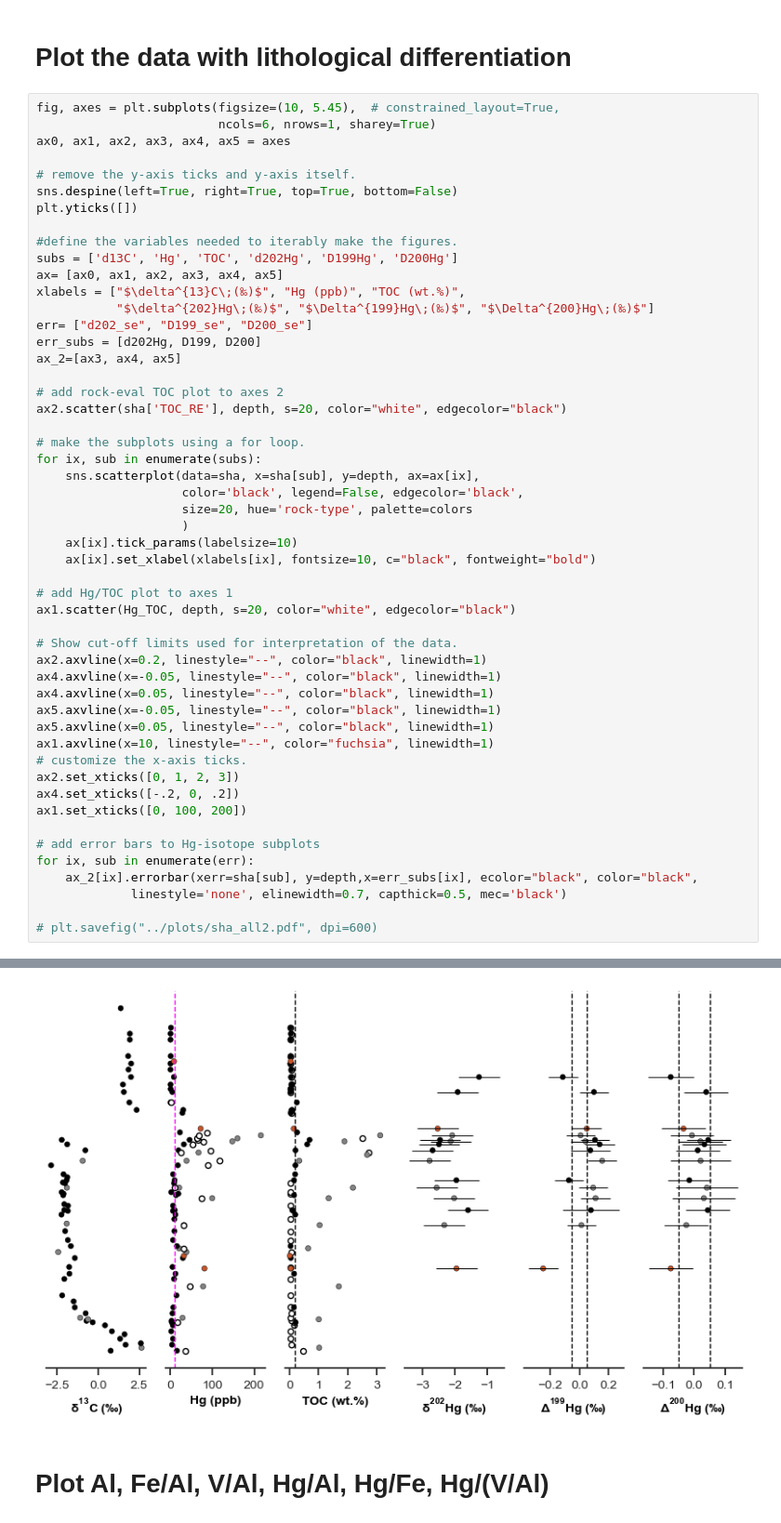
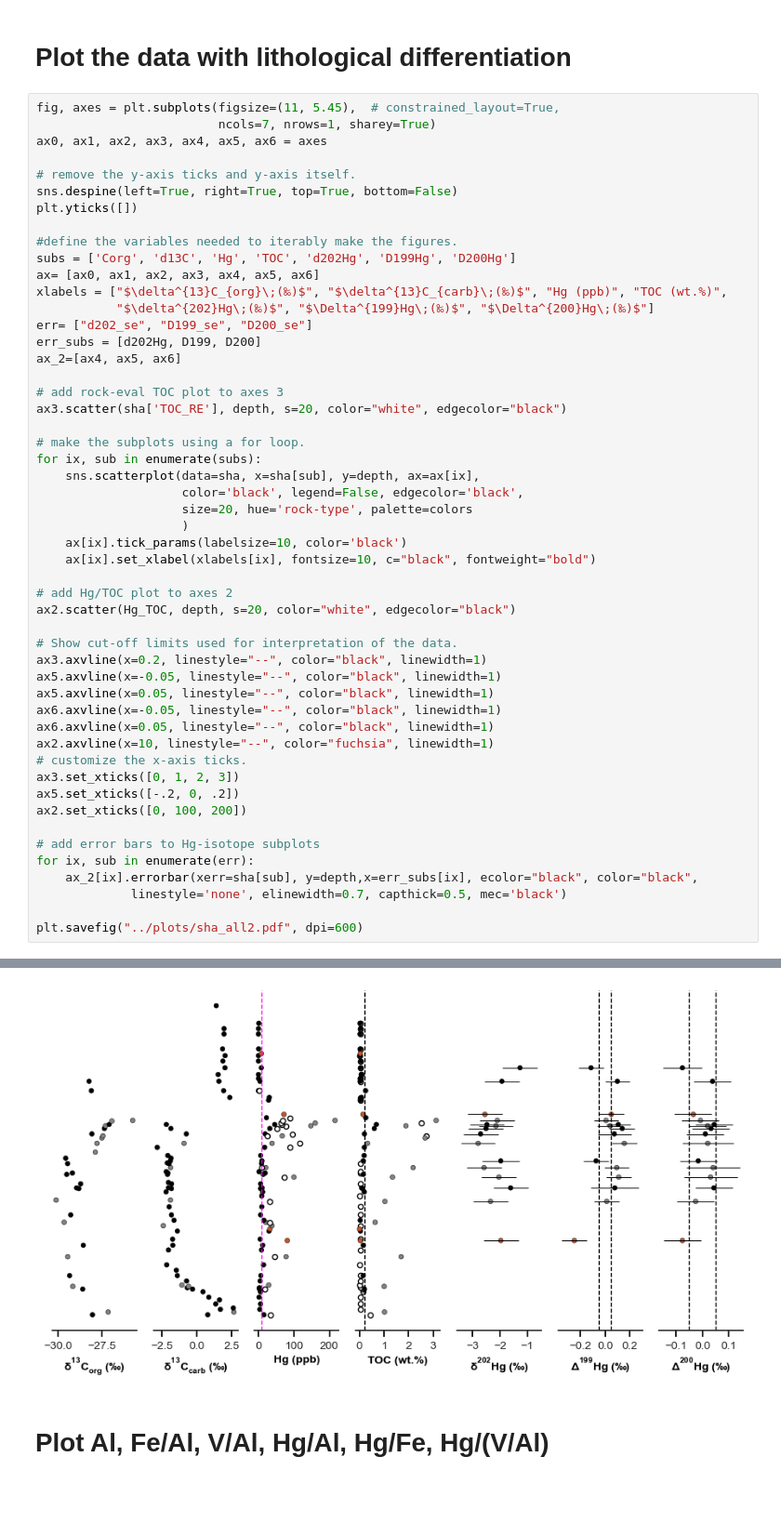
Before and after one commit to oluwaseun-edward/notebooks, a Jupyter notebook: shanggang.ipynb, the cells around one changed output, grey strips where cells are left out. Shown at 93% size. Cells and saved outputs as stored; diff of their text form; blank space fills up the shorter version.

Commit message:
created rock-eval plots added d13Corg plot to QIA and SHA

```diff
--- a/shanggang.ipynb
+++ b/shanggang.ipynb
@@ -41,60 +41,60 @@ Hg=sha["Hg"]
 # %% [markdown]
 # Plot the data with lithological differentiation
 # %%
-fig, axes = plt.subplots(figsize=(10, 5.45),  # constrained_layout=True,
-                         ncols=6, nrows=1, sharey=True)
-ax0, ax1, ax2, ax3, ax4, ax5 = axes
+fig, axes = plt.subplots(figsize=(11, 5.45),  # constrained_layout=True,
+                         ncols=7, nrows=1, sharey=True)
+ax0, ax1, ax2, ax3, ax4, ax5, ax6 = axes
 
 # remove the y-axis ticks and y-axis itself.
 sns.despine(left=True, right=True, top=True, bottom=False)
 plt.yticks([])
 
 #define the variables needed to iterably make the figures.
-subs = ['d13C', 'Hg', 'TOC', 'd202Hg', 'D199Hg', 'D200Hg']
-ax= [ax0, ax1, ax2, ax3, ax4, ax5]
-xlabels = ["$\delta^{13}C\;(‰)$", "Hg (ppb)", "TOC (wt.%)",
+subs = ['Corg', 'd13C', 'Hg', 'TOC', 'd202Hg', 'D199Hg', 'D200Hg']
+ax= [ax0, ax1, ax2, ax3, ax4, ax5, ax6]
+xlabels = ["$\delta^{13}C_{org}\;(‰)$", "$\delta^{13}C_{carb}\;(‰)$", "Hg (ppb)", "TOC (wt.%)",
            "$\delta^{202}Hg\;(‰)$", "$\Delta^{199}Hg\;(‰)$", "$\Delta^{200}Hg\;(‰)$"]
 err= ["d202_se", "D199_se", "D200_se"]
 err_subs = [d202Hg, D199, D200]
-ax_2=[ax3, ax4, ax5]
+ax_2=[ax4, ax5, ax6]
 
-# add rock-eval TOC plot to axes 2
-ax2.scatter(sha['TOC_RE'], depth, s=20, color="white", edgecolor="black")
+# add rock-eval TOC plot to axes 3
+ax3.scatter(sha['TOC_RE'], depth, s=20, color="white", edgecolor="black")
 
 # make the subplots using a for loop.
 for ix, sub in enumerate(subs):
     sns.scatterplot(data=sha, x=sha[sub], y=depth, ax=ax[ix],
                     color='black', legend=False, edgecolor='black',
                     size=20, hue='rock-type', palette=colors
                     )
-    ax[ix].tick_params(labelsize=10)
+    ax[ix].tick_params(labelsize=10, color='black')
     ax[ix].set_xlabel(xlabels[ix], fontsize=10, c="black", fontweight="bold")
 
-# add Hg/TOC plot to axes 1
-ax1.scatter(Hg_TOC, depth, s=20, color="white", edgecolor="black")
+# add Hg/TOC plot to axes 2
+ax2.scatter(Hg_TOC, depth, s=20, color="white", edgecolor="black")
 
 # Show cut-off limits used for interpretation of the data.
-ax2.axvline(x=0.2, linestyle="--", color="black", linewidth=1)
-ax4.axvline(x=-0.05, linestyle="--", color="black", linewidth=1)
-ax4.axvline(x=0.05, linestyle="--", color="black", linewidth=1)
+ax3.axvline(x=0.2, linestyle="--", color="black", linewidth=1)
 ax5.axvline(x=-0.05, linestyle="--", color="black", linewidth=1)
 ax5.axvline(x=0.05, linestyle="--", color="black", linewidth=1)
-ax1.axvline(x=10, linestyle="--", color="fuchsia", linewidth=1)
+ax6.axvline(x=-0.05, linestyle="--", color="black", linewidth=1)
+ax6.axvline(x=0.05, linestyle="--", color="black", linewidth=1)
+ax2.axvline(x=10, linestyle="--", color="fuchsia", linewidth=1)
 # customize the x-axis ticks.
-ax2.set_xticks([0, 1, 2, 3])
-ax4.set_xticks([-.2, 0, .2])
-ax1.set_xticks([0, 100, 200])
+ax3.set_xticks([0, 1, 2, 3])
+ax5.set_xticks([-.2, 0, .2])
+ax2.set_xticks([0, 100, 200])
 
 # add error bars to Hg-isotope subplots
 for ix, sub in enumerate(err):
     ax_2[ix].errorbar(xerr=sha[sub], y=depth,x=err_subs[ix], ecolor="black", color="black",
              linestyle='none', elinewidth=0.7, capthick=0.5, mec='black')
 
-# plt.savefig("../plots/sha_all2.pdf", dpi=600)
+plt.savefig("../plots/sha_all2.pdf", dpi=600)
 # %% [output]
 meta NOT subset; don't know how to subset; dropped
 meta NOT subset; don't know how to subset; dropped
-[figure, old version]
+[figure, new version]
 # %% [markdown]
 # Plot Al, Fe/Al, V/Al, Hg/Al, Hg/Fe, Hg/(V/Al)
 # %% [markdown]
```
Also changed, not shown: parts of 1 cell of this notebook, 2 other files.
